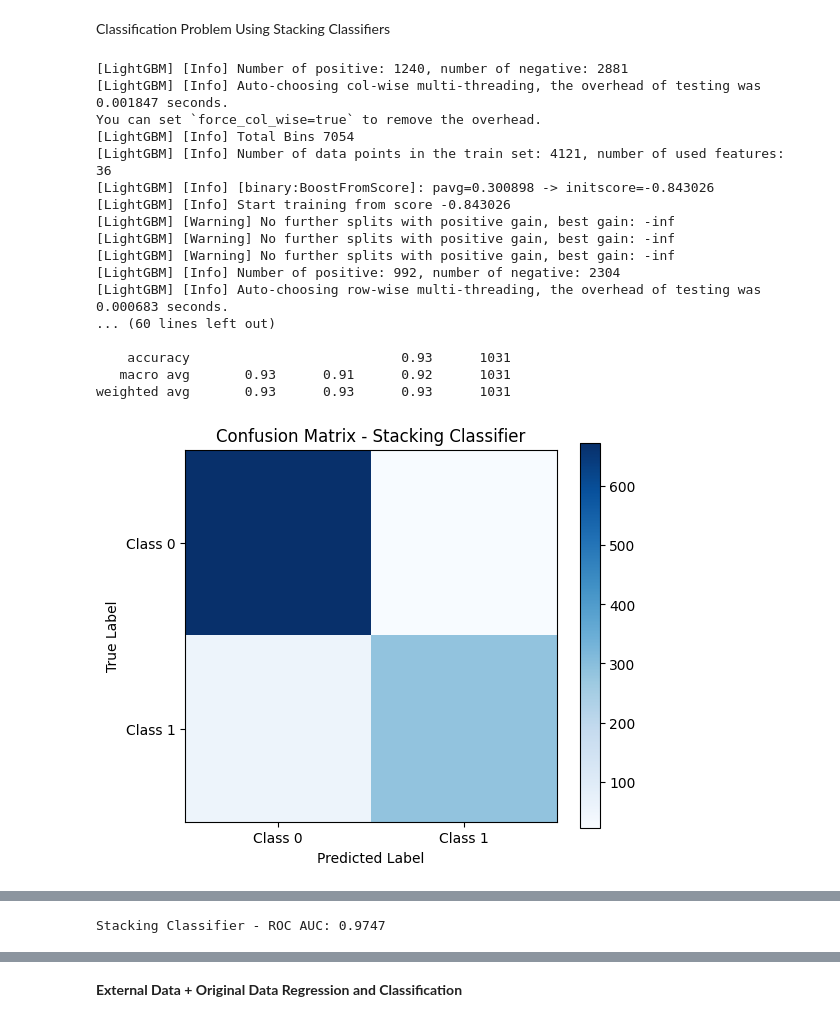
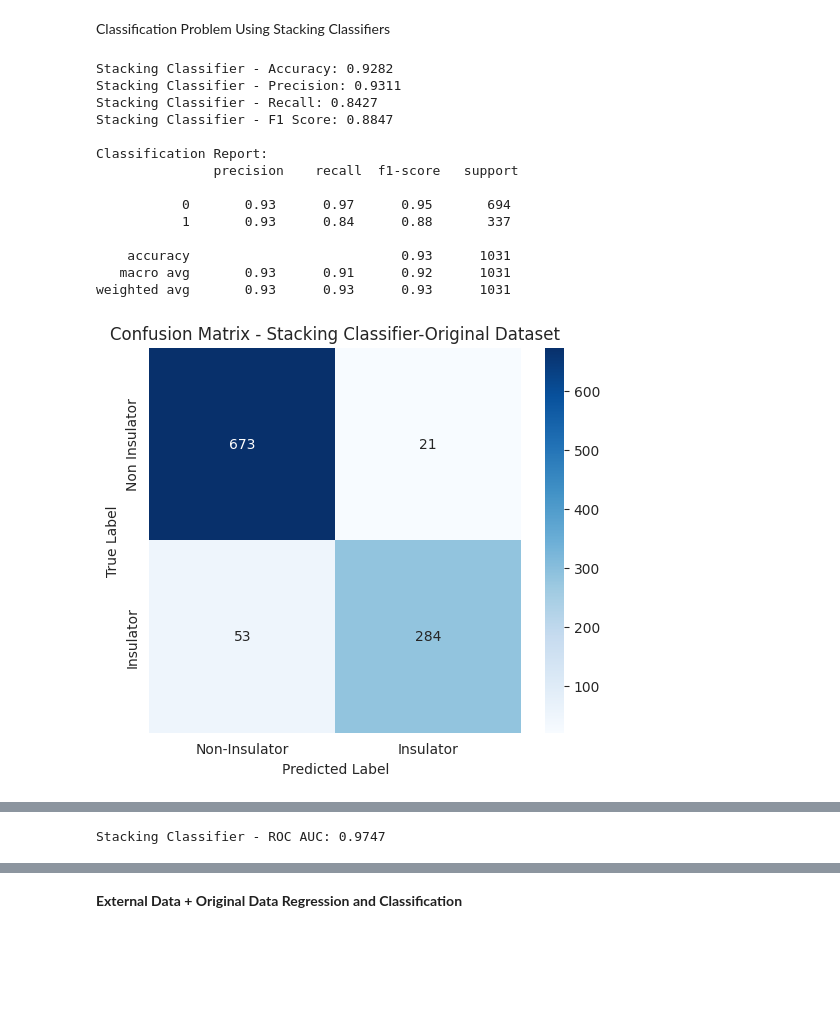
Before and after one commit to DishantB0411/Energy-band-prediction-material-classification-Composite-25, a Jupyter notebook: Mischmetal_Excavate.ipynb, the cells around one changed output, grey strips where cells are left out. Drawn from its saved outputs; the diff is of its cells as text; code cells hidden in the pictures; blank space fills up the shorter version.

```diff
--- a/Mischmetal_Excavate.ipynb
+++ b/Mischmetal_Excavate.ipynb
@@ -401,22 +401,22 @@ X_train, X_test, y_train, y_test = train_test_split(X, y, test_size=0.2, random_
 # Define base models
 models = {
     "rf": RandomForestClassifier(n_estimators=200, max_depth=10, random_state=42),
-    "lightgbm": LGBMClassifier(n_estimators=200, learning_rate=0.1, max_depth=10, random_state=42),
+    "lightgbm": LGBMClassifier(n_estimators=200, learning_rate=0.1, max_depth=10, random_state=42,verbose=-1),
     "catboost": CatBoostClassifier(n_estimators=200, learning_rate=0.1, depth=10, random_state=42, verbose=0),
     "hgb": HistGradientBoostingClassifier(max_iter=200, learning_rate=0.1, max_depth=10, random_state=42),
 }
 # Define stacking classifier
-stacking_classifier = StackingClassifier(
+stacking_classifier_org = StackingClassifier(
     estimators=list(models.items()),
     final_estimator=LogisticRegression(),  # Logistic regression as the meta-learner
     stack_method="predict_proba"
 )
 
 # Train model
-stacking_classifier.fit(X_train, y_train)
+stacking_classifier_org.fit(X_train, y_train)
 
 # Predict and evaluate
-y_pred_stacking = stacking_classifier.predict(X_test)
+y_pred_stacking = stacking_classifier_org.predict(X_test)
 accuracy = accuracy_score(y_test, y_pred_stacking)
 precision = precision_score(y_test, y_pred_stacking)
 recall = recall_score(y_test, y_pred_stacking)
@@ -431,18 +431,16 @@ print("\nClassification Report:\n", classification_report(y_test, y_pred_stackin
 # Confusion Matrix Plot
 conf_matrix = confusion_matrix(y_test, y_pred_stacking)
 plt.figure(figsize=(6, 5))
-plt.imshow(conf_matrix, interpolation='nearest', cmap=plt.cm.Blues)
-plt.colorbar()
+sns.heatmap(conf_matrix, annot=True, fmt='d', cmap='Blues', cbar=True,
+            xticklabels=["Non-Insulator", "Insulator"], yticklabels=["Non Insulator", "Insulator"])
 plt.xlabel("Predicted Label")
 plt.ylabel("True Label")
-plt.title("Confusion Matrix - Stacking Classifier")
-plt.xticks([0, 1], ["Class 0", "Class 1"])
-plt.yticks([0, 1], ["Class 0", "Class 1"])
+plt.title("Confusion Matrix - Stacking Classifier-Original Dataset")
 plt.show()
 
 # Evaluate individual models
 results = {}
-for name, model in stacking_classifier.named_estimators_.items():
+for name, model in stacking_classifier_org.named_estimators_.items():
     y_pred = model.predict(X_test)
     acc = accuracy_score(y_test, y_pred)
     f1 = f1_score(y_test, y_pred)
@@ -453,51 +451,58 @@ accuracy_scores = [results[model]['Accuracy'] for model in results]
 f1_scores = [results[model]['F1 Score'] for model in results]
 model_names = list(results.keys())
 
+# Create a bar plot
+sns.set_style("whitegrid")
+
+# Create figure
 plt.figure(figsize=(10, 6))
 X_axis = np.arange(len(model_names))
-plt.bar(X_axis - 0.2, accuracy_scores, 0.4, label='Accuracy', color='blue')
-plt.bar(X_axis + 0.2, f1_scores, 0.4, label='F1 Score', color='red')
+
+# Plot grouped bars correctly using plt.bar()
+plt.bar(X_axis - 0.2, accuracy_scores, width=0.4, color='royalblue', label='Accuracy')
+plt.bar(X_axis + 0.2, f1_scores, width=0.4, color='lightblue', label='F1 Score')
+
+# X-axis labels
 plt.xticks(X_axis, model_names, rotation=30)
 plt.xlabel("Model")
 plt.ylabel("Score")
-plt.title("Individual Model Performance (Stacking)")
+plt.title("Individual Model Performance (Stacking - Original Dataset)")
 plt.legend()
+
+# Show plot
 plt.show()
 
-y_prob = stacking_classifier.predict_proba(X_test)[:, 1]  # Probability of class 1
+y_prob = stacking_classifier_org.predict_proba(X_test)[:, 1]  # Probability of class 1
 
 # Calculate ROC AUC score
 roc_auc = roc_auc_score(y_test, y_prob)
 print(f"Stacking Classifier - ROC AUC: {roc_auc:.4f}")
 
 # Calculate ROC curve
 fpr, tpr, thresholds = roc_curve(y_test, y_prob)
 
 # Plot ROC curve
 plt.figure(figsize=(8, 6))
 plt.plot(fpr, tpr, label='ROC curve (AUC = %0.2f)' % roc_auc)
 plt.plot([0, 1], [0, 1], 'k--')  # Diagonal line for random classifier
 plt.xlabel('False Positive Rate')
 plt.ylabel('True Positive Rate')
-plt.title('ROC Curve - Stacking Classifier')
+plt.title('ROC Curve - Stacking Classifier-Original Dataset')
 plt.legend(loc="lower right")
 plt.show()
 # %% [output]
-[LightGBM] [Info] Number of positive: 1240, number of negative: 2881
-[LightGBM] [Info] Auto-choosing col-wise multi-threading, the overhead of testing was 0.001847 seconds.
-You can set `force_col_wise=true` to remove the overhead.
-[LightGBM] [Info] Total Bins 7054
-[LightGBM] [Info] Number of data points in the train set: 4121, number of used features: 36
-[LightGBM] [Info] [binary:BoostFromScore]: pavg=0.300898 -> initscore=-0.843026
-[LightGBM] [Info] Start training from score -0.843026
-[LightGBM] [Warning] No further splits with positive gain, best gain: -inf
-[LightGBM] [Warning] No further splits with positive gain, best gain: -inf
-[LightGBM] [Warning] No further splits with positive gain, best gain: -inf
-[LightGBM] [Info] Number of positive: 992, number of negative: 2304
-[LightGBM] [Info] Auto-choosing row-wise multi-threading, the overhead of testing was 0.000683 seconds.
-... (60 lines left out)
+Stacking Classifier - Accuracy: 0.9282
+Stacking Classifier - Precision: 0.9311
+Stacking Classifier - Recall: 0.8427
+Stacking Classifier - F1 Score: 0.8847
+
+Classification Report:
+               precision    recall  f1-score   support
+
+           0       0.93      0.97      0.95       694
+           1       0.93      0.84      0.88       337
 
     accuracy                           0.93      1031
    macro avg       0.93      0.91      0.92      1031
 weighted avg       0.93      0.93      0.93      1031
-[figure, old version]
+[figure, new version]
```
Also changed, not shown: parts of 15 cells of this notebook.
